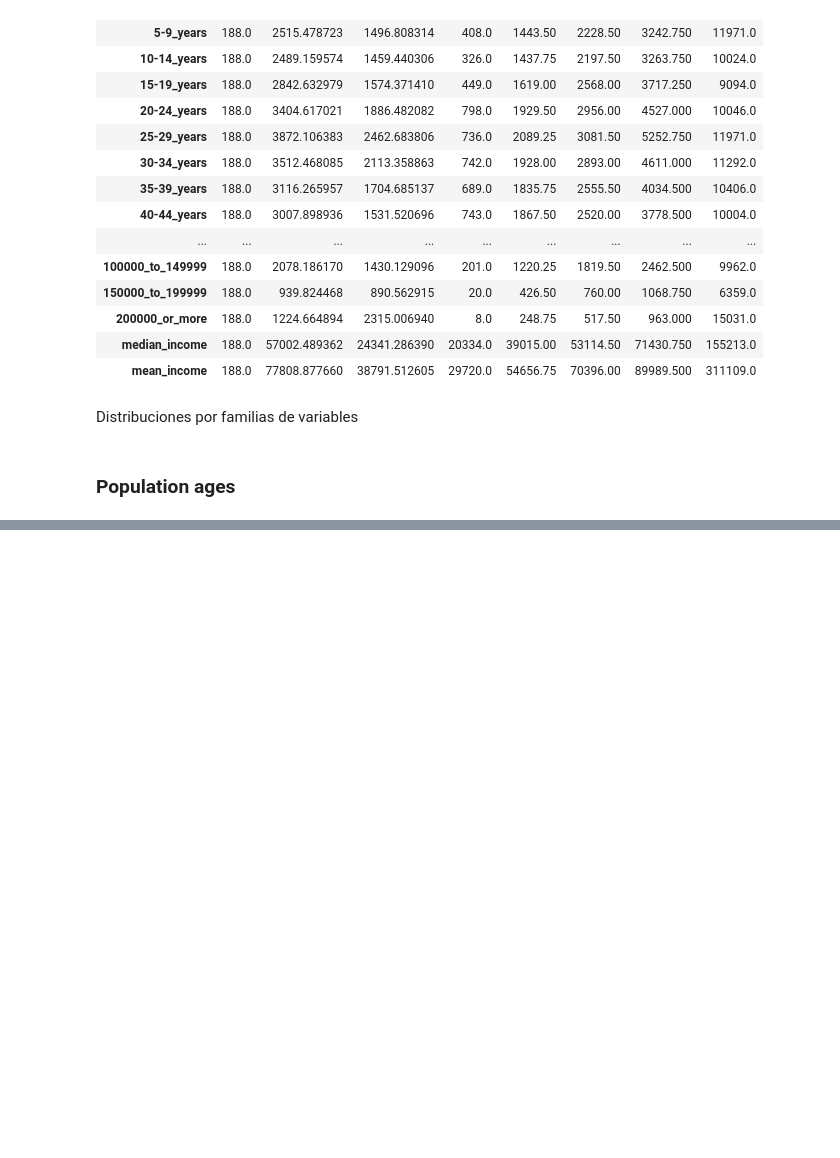
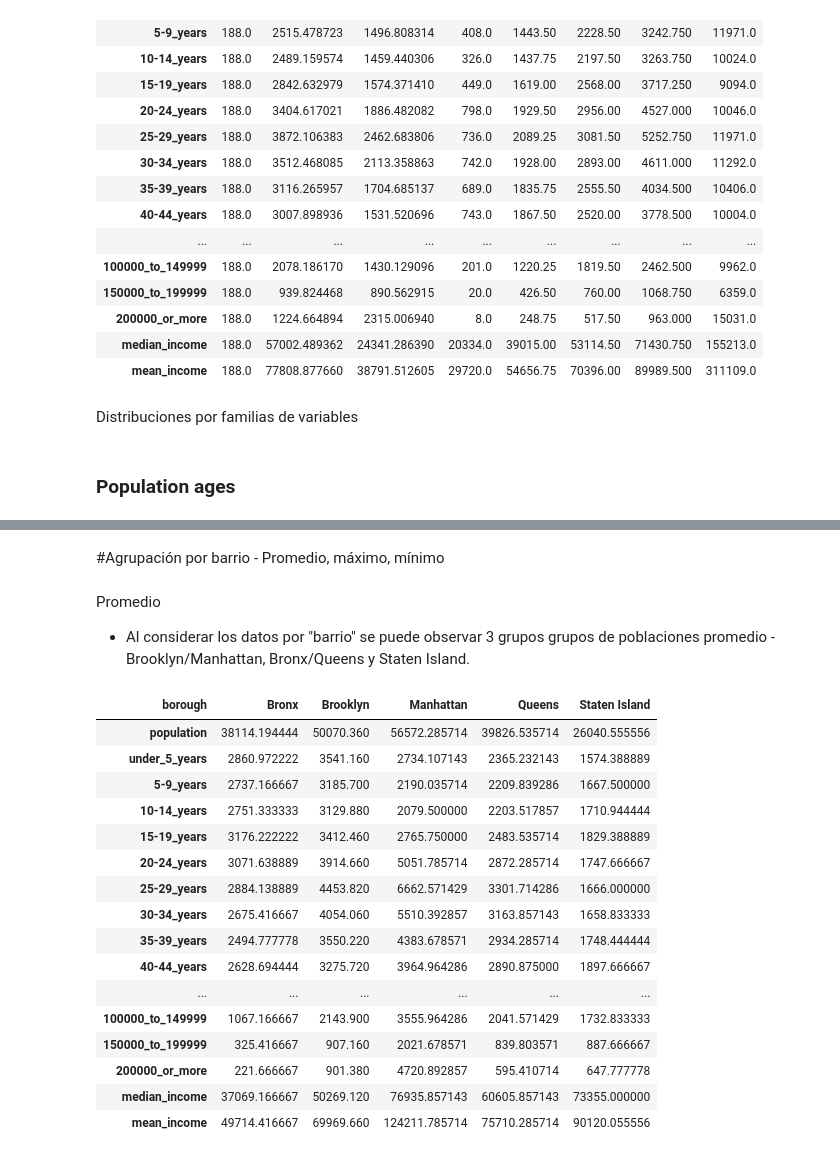
Before and after one commit to ingkilo/Bogota_2_Journal, a Jupyter notebook: Datathon/EDA Notebooks/EDA demographics.ipynb, the cells around one changed output, grey strips where cells are left out. Drawn from its saved outputs; the diff is of its cells as text; code cells hidden in the pictures; blank space fills up the shorter version.

```diff
--- a/Datathon/EDA Notebooks/EDA demographics.ipynb
+++ b/Datathon/EDA Notebooks/EDA demographics.ipynb
@@ -67,0 +85,26 @@ population_incomes =[ 'less_than_10,000',
+# %% [markdown]
+#Agrupación por barrio - Promedio, máximo, mínimo
+# %% [markdown]
+Promedio
+
+- Al considerar los datos por "barrio" se puede observar 3 grupos grupos de poblaciones promedio - Brooklyn/Manhattan, Bronx/Queens y Staten Island.
+# %%
+df.groupby("borough").agg("mean").T
+# %% [output]
+| borough | Bronx | Brooklyn | Manhattan | Queens | Staten Island |
+| population | 38114.194444 | 50070.360 | 56572.285714 | 39826.535714 | 26040.555556 |
+| under_5_years | 2860.972222 | 3541.160 | 2734.107143 | 2365.232143 | 1574.388889 |
+| 5-9_years | 2737.166667 | 3185.700 | 2190.035714 | 2209.839286 | 1667.500000 |
+| 10-14_years | 2751.333333 | 3129.880 | 2079.500000 | 2203.517857 | 1710.944444 |
+| 15-19_years | 3176.222222 | 3412.460 | 2765.750000 | 2483.535714 | 1829.388889 |
+| 20-24_years | 3071.638889 | 3914.660 | 5051.785714 | 2872.285714 | 1747.666667 |
+| 25-29_years | 2884.138889 | 4453.820 | 6662.571429 | 3301.714286 | 1666.000000 |
+| 30-34_years | 2675.416667 | 4054.060 | 5510.392857 | 3163.857143 | 1658.833333 |
+| 35-39_years | 2494.777778 | 3550.220 | 4383.678571 | 2934.285714 | 1748.444444 |
+| 40-44_years | 2628.694444 | 3275.720 | 3964.964286 | 2890.875000 | 1897.666667 |
+| ... | ... | ... | ... | ... | ... |
+| 100000_to_149999 | 1067.166667 | 2143.900 | 3555.964286 | 2041.571429 | 1732.833333 |
+| 150000_to_199999 | 325.416667 | 907.160 | 2021.678571 | 839.803571 | 887.666667 |
+| 200000_or_more | 221.666667 | 901.380 | 4720.892857 | 595.410714 | 647.777778 |
+| median_income | 37069.166667 | 50269.120 | 76935.857143 | 60605.857143 | 73355.000000 |
+| mean_income | 49714.416667 | 69969.660 | 124211.785714 | 75710.285714 | 90120.055556 |
```
Also changed, not shown: parts of 26 cells of this notebook.
